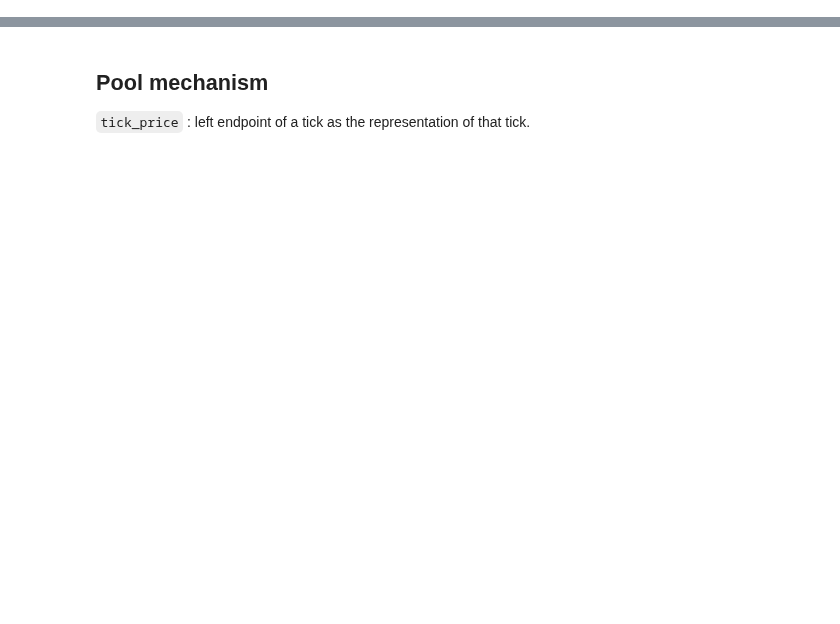
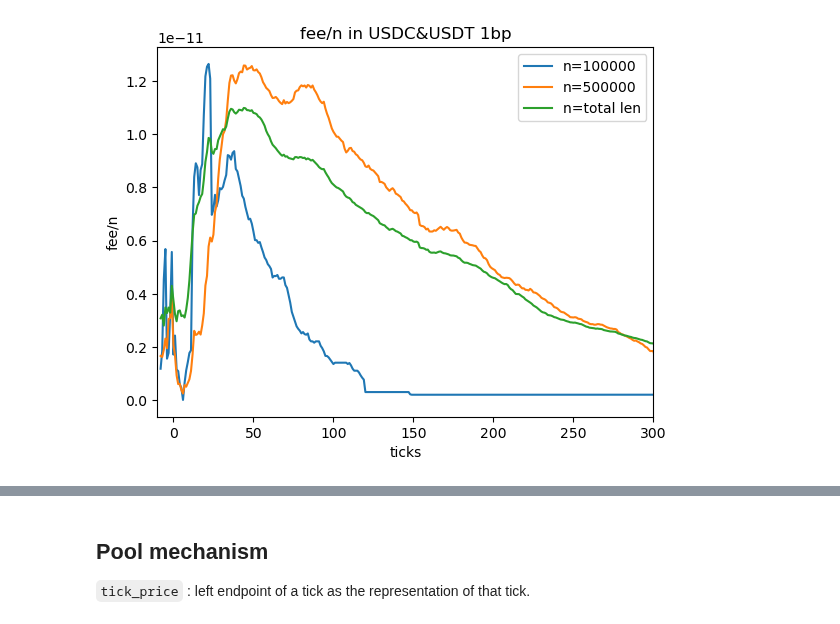
Before and after one commit to std92050/AMM, a Jupyter notebook: LP strategy/LP.ipynb, the cells around one changed output, grey strips where cells are left out. Saved outputs shown, nothing was run; the diff lists cells and outputs as text; code cells hidden in the pictures; blank space fills up the shorter version.

```diff
--- a/LP strategy/LP.ipynb
+++ b/LP strategy/LP.ipynb
@@ -6,0 +98,32 @@ import pandas as pd
+# %%
+# price_array = df['price'].values
+# n1=10000
+# n2=500000
+# a1 = fee_per_L(price_array[:n1])
+# a2 = fee_per_L(price_array[:n2])
+# a3 = fee_per_L(price_array)
+
+a1_tk = np.array(list(a1.keys()))
+a2_tk = np.array(list(a1.keys()))
+a3_tk = np.array(list(a3.keys()))
+
+tk= np.intersect1d(np.intersect1d(a1_tk,a2_tk),a3_tk)
+
+f1_0 = np.array([a1[t] for t in tk])[:,0]/n1
+f2_0 = np.array([a2[t] for t in tk])[:,0]/n2
+f3_0 = np.array([a3[t] for t in tk])[:,0]/len(price_array)
+
+f1_1 = np.array([a1[t]*tick_2_price(t) for t in tk])[:,1]/n1
+f2_1 = np.array([a2[t]*tick_2_price(t) for t in tk])[:,1]/n2
+f3_1 = np.array([a3[t]*tick_2_price(t) for t in tk])[:,1]/len(price_array)
+plt.plot(tk,f1_0+f1_1,label=f'n={n1}')
+plt.plot(tk,f2_0+f2_1,label=f'n={n2}')
+plt.plot(tk,f3_0+f3_1,label='n=total len')
+plt.xlim(-10,300)
+plt.legend()
+plt.xlabel('ticks')
+plt.ylabel('fee/n')
+plt.title('fee/n in USDC&USDT 1bp')
+plt.show()
+# %% [output]
+[figure, added]
```
Also changed, not shown: parts of 103 cells of this notebook, 3 other files.
